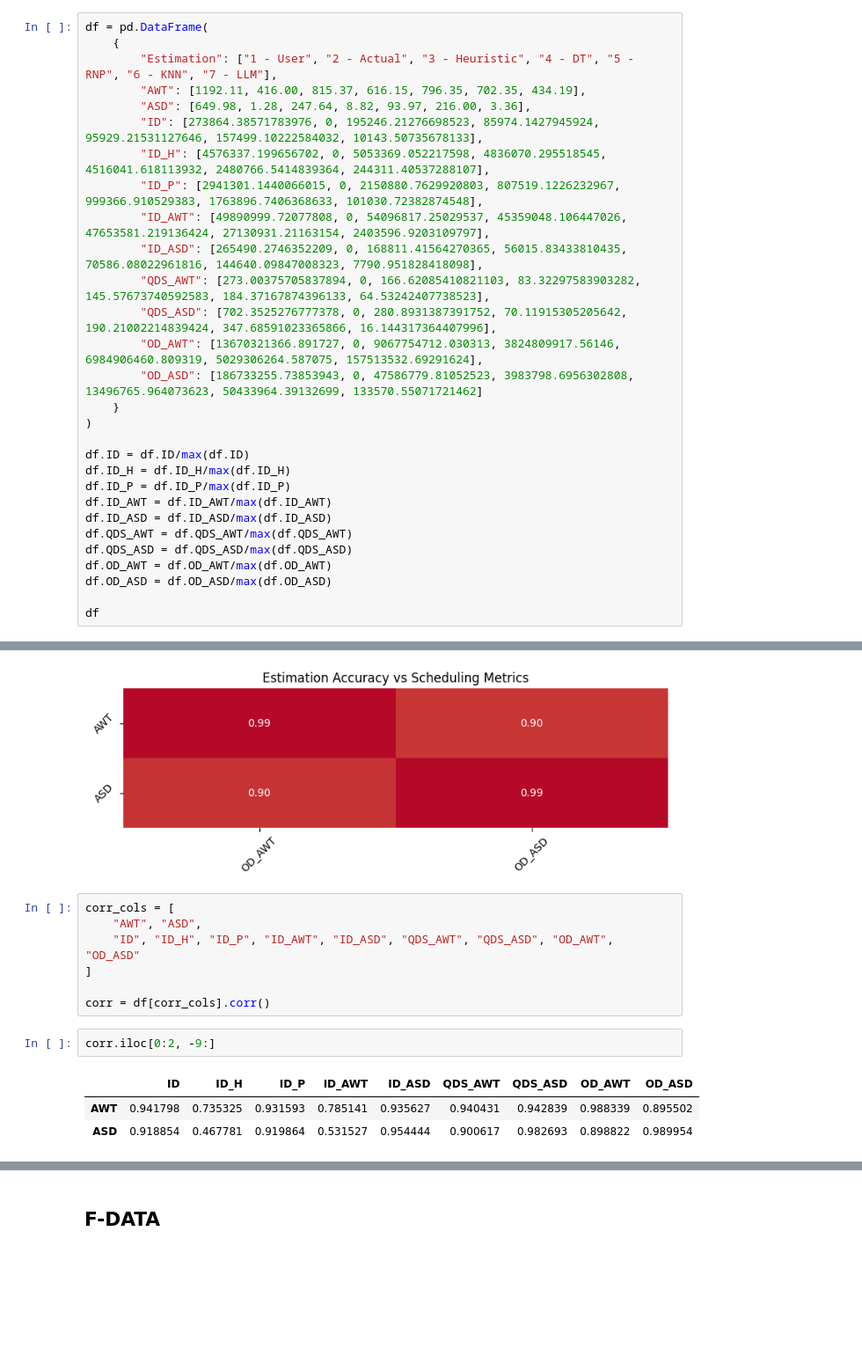
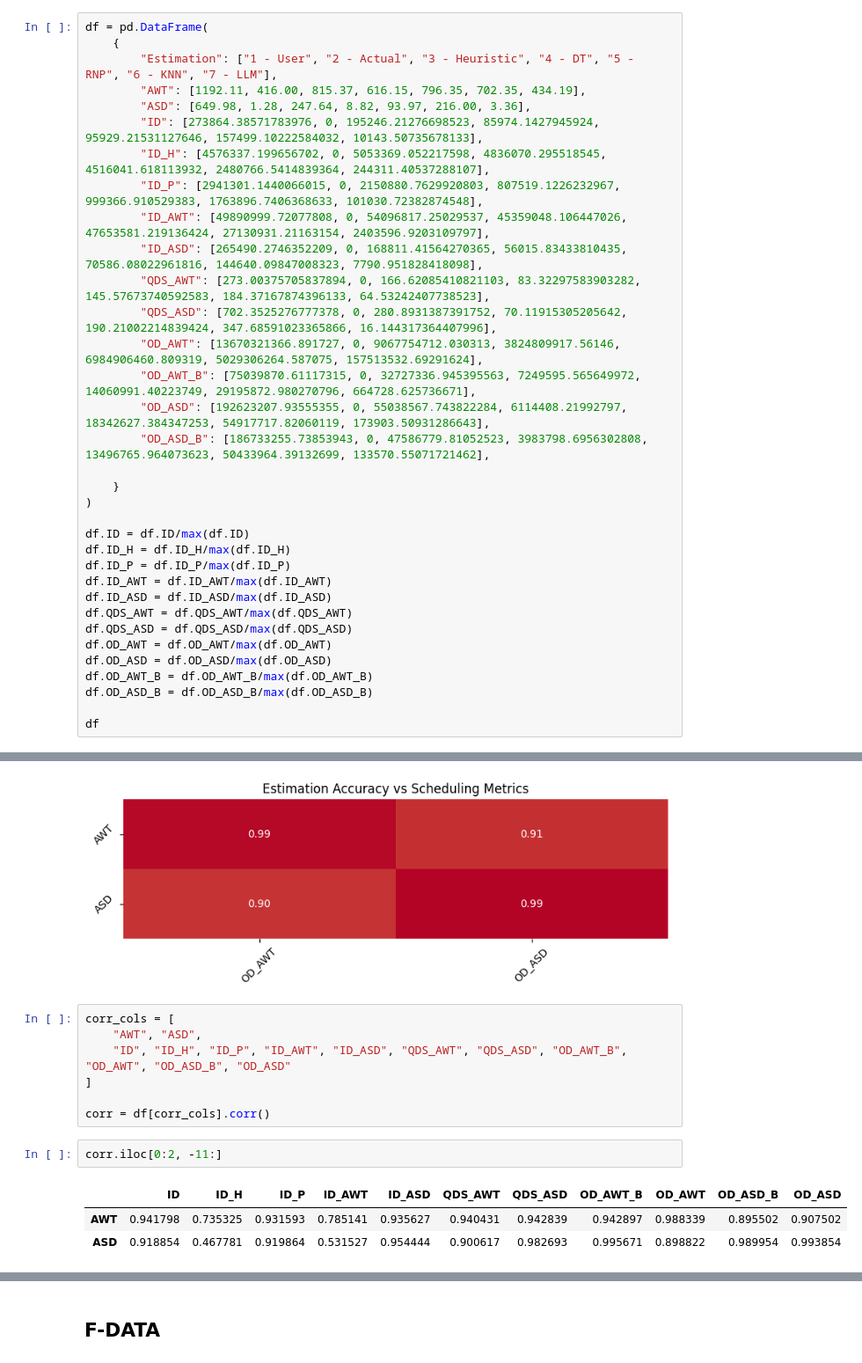
Before and after one commit to davide-leone/duration-prediction-accuracy-vs-scheduling-performance, a Jupyter notebook: 3 - Metric Analysis/3 - ALL_H - scheduling_aware_metrics_analysis.ipynb, the cells around one changed output, grey strips where cells are left out. Shown at 88% size. Drawn from its saved outputs; the diff is of its cells as text; blank space fills up the shorter version.

```diff
--- a/3 - Metric Analysis/3 - ALL_H - scheduling_aware_metrics_analysis.ipynb
+++ b/3 - Metric Analysis/3 - ALL_H - scheduling_aware_metrics_analysis.ipynb
@@ -200,7 +200,10 @@ df = pd.DataFrame(
         "QDS_AWT": [273.00375705837894, 0, 166.62085410821103, 83.32297583903282, 145.57673740592583, 184.37167874396133, 64.53242407738523],
         "QDS_ASD": [702.3525276777378, 0, 280.8931387391752, 70.11915305205642, 190.21002214839424, 347.68591023365866, 16.144317364407996],
         "OD_AWT": [13670321366.891727, 0, 9067754712.030313, 3824809917.56146, 6984906460.809319, 5029306264.587075, 157513532.69291624],
-        "OD_ASD": [186733255.73853943, 0, 47586779.81052523, 3983798.6956302808, 13496765.964073623, 50433964.39132699, 133570.55071721462]
+        "OD_AWT_B": [75039870.61117315, 0, 32727336.945395563, 7249595.565649972, 14060991.40223749, 29195872.980270796, 664728.625736671],
+        "OD_ASD": [192623207.93555355, 0, 55038567.743822284, 6114408.21992797, 18342627.384347253, 54917717.82060119, 173903.50931286643],
+        "OD_ASD_B": [186733255.73853943, 0, 47586779.81052523, 3983798.6956302808, 13496765.964073623, 50433964.39132699, 133570.55071721462],
+
     }
 )
 
@@ -213,6 +216,8 @@ df.QDS_AWT = df.QDS_AWT/max(df.QDS_AWT)
 df.QDS_ASD = df.QDS_ASD/max(df.QDS_ASD)
 df.OD_AWT = df.OD_AWT/max(df.OD_AWT)
 df.OD_ASD = df.OD_ASD/max(df.OD_ASD)
+df.OD_AWT_B = df.OD_AWT_B/max(df.OD_AWT_B)
+df.OD_ASD_B = df.OD_ASD_B/max(df.OD_ASD_B)
 
 df
 # %% [output]
@@ -255,15 +260,15 @@ plt.show()
 # %%
 corr_cols = [
     "AWT", "ASD",
-    "ID", "ID_H", "ID_P", "ID_AWT", "ID_ASD", "QDS_AWT", "QDS_ASD", "OD_AWT", "OD_ASD"
+    "ID", "ID_H", "ID_P", "ID_AWT", "ID_ASD", "QDS_AWT", "QDS_ASD", "OD_AWT_B", "OD_AWT", "OD_ASD_B", "OD_ASD"
 ]
 
 corr = df[corr_cols].corr()
 # %%
-corr.iloc[0:2, -9:]
+corr.iloc[0:2, -11:]
 # %% [output]
-|  | ID | ID_H | ID_P | ID_AWT | ID_ASD | QDS_AWT | QDS_ASD | OD_AWT | OD_ASD |
-| AWT | 0.941798 | 0.735325 | 0.931593 | 0.785141 | 0.935627 | 0.940431 | 0.942839 | 0.988339 | 0.895502 |
-| ASD | 0.918854 | 0.467781 | 0.919864 | 0.531527 | 0.954444 | 0.900617 | 0.982693 | 0.898822 | 0.989954 |
+|  | ID | ID_H | ID_P | ID_AWT | ID_ASD | QDS_AWT | QDS_ASD | OD_AWT_B | OD_AWT | OD_ASD_B | OD_ASD |
+| AWT | 0.941798 | 0.735325 | 0.931593 | 0.785141 | 0.935627 | 0.940431 | 0.942839 | 0.942897 | 0.988339 | 0.895502 | 0.907502 |
+| ASD | 0.918854 | 0.467781 | 0.919864 | 0.531527 | 0.954444 | 0.900617 | 0.982693 | 0.995671 | 0.898822 | 0.989954 | 0.993854 |
 # %%
 plt.figure(figsize=(8, 3))
```
Also changed, not shown: parts of 7 cells of this notebook, 2 other files.
